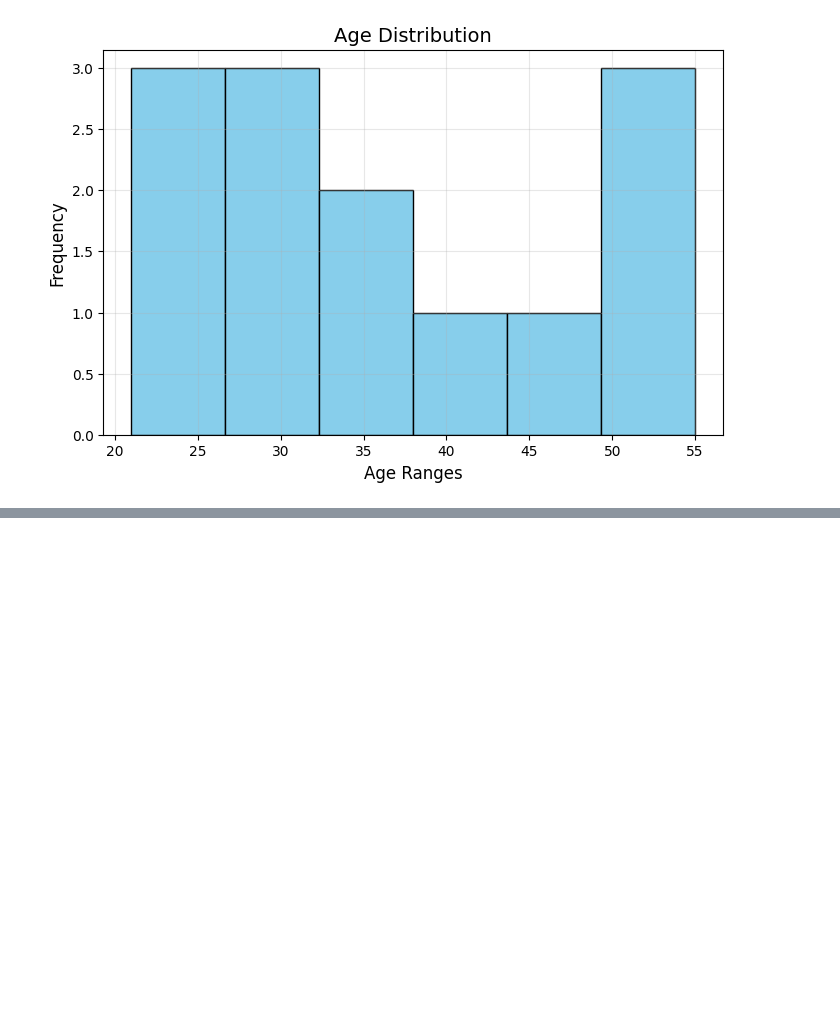
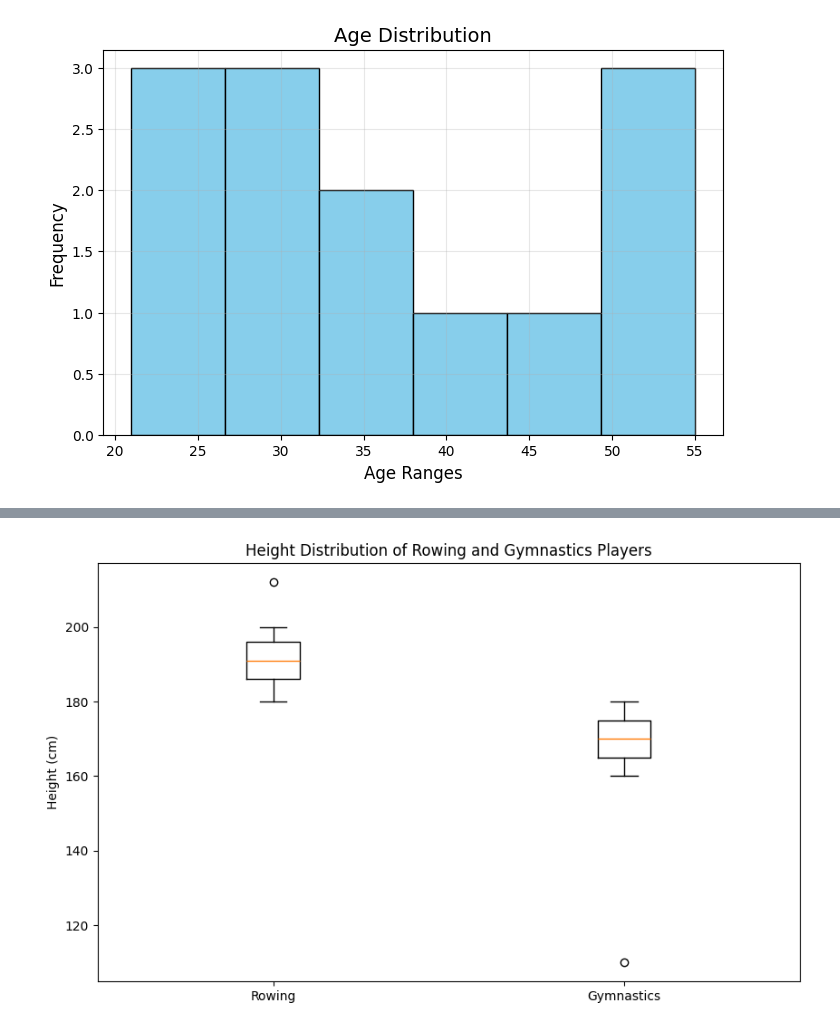
Before and after one commit to cruvss/2D-Data-Visualization, a Jupyter notebook: notebook.ipynb, the cells around one changed output, grey strips where cells are left out. Cells and saved outputs as stored; diff of their text form; code cells hidden in the pictures; blank space fills up the shorter version.

Commit message:
add box plot

```diff
--- a/notebook.ipynb
+++ b/notebook.ipynb
@@ -246,0 +270,17 @@ plt.show()
+# %%
+import matplotlib.pyplot as plt
+import numpy as np
+
+mens_rowing_height = [180, 182, 183, 185, 186, 187, 188, 190, 191, 192, 193, 195, 196, 197, 198, 200,212]
+mens_gymnastics_height = [110,160, 162, 163, 165, 166, 167, 168, 170, 171, 172, 173, 175, 176, 177, 178, 180]
+
+fig, ax = plt.subplots(figsize=(10, 6))
+
+ax.boxplot([mens_rowing_height, mens_gymnastics_height])
+ax.set_xticklabels(['Rowing', 'Gymnastics'])
+ax.set_ylabel('Height (cm)')
+ax.set_title('Height Distribution of Rowing and Gymnastics Players')
+
+plt.show()
+# %% [output]
+[figure, added]
```
Also changed, not shown: parts of 3 cells of this notebook.
